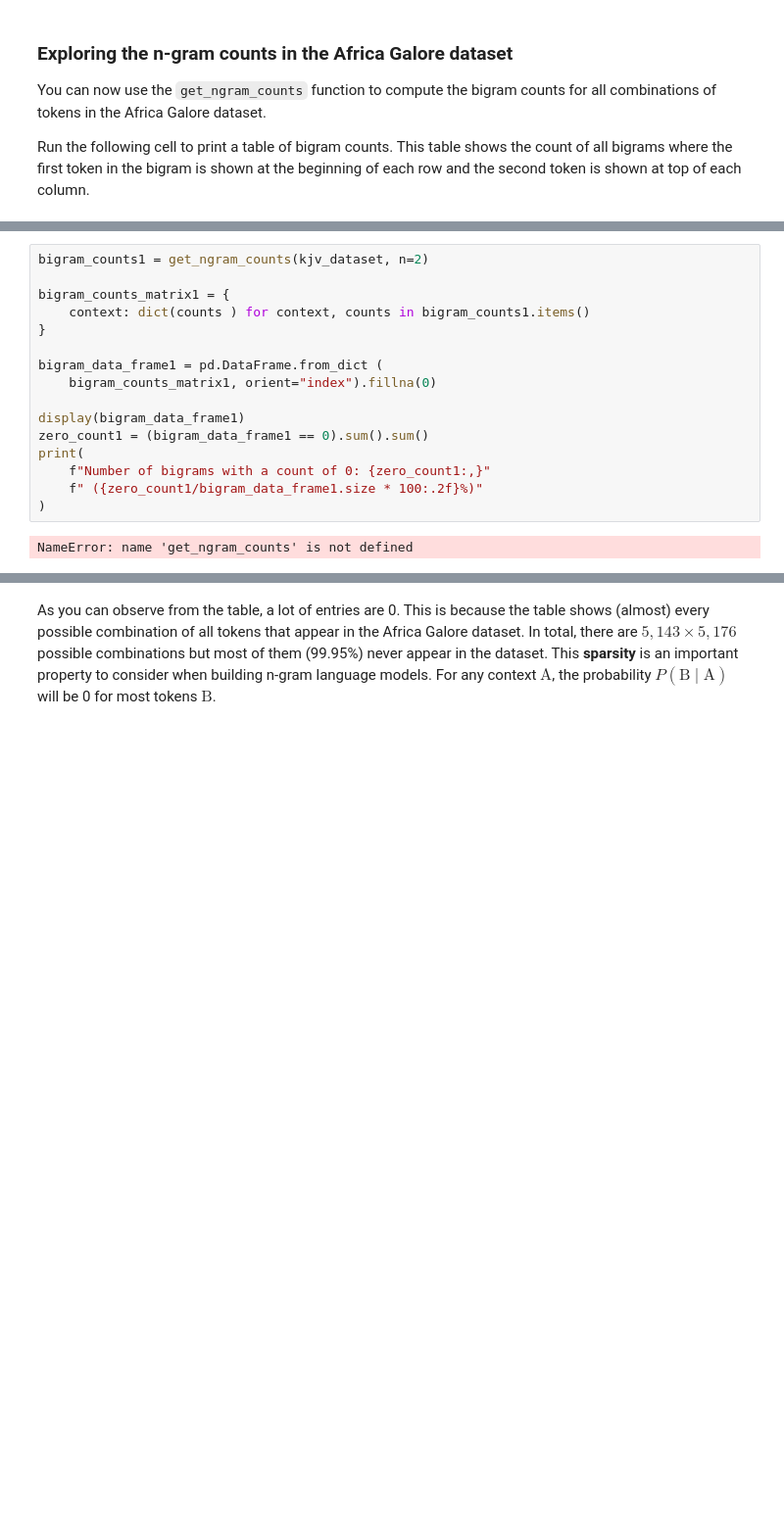
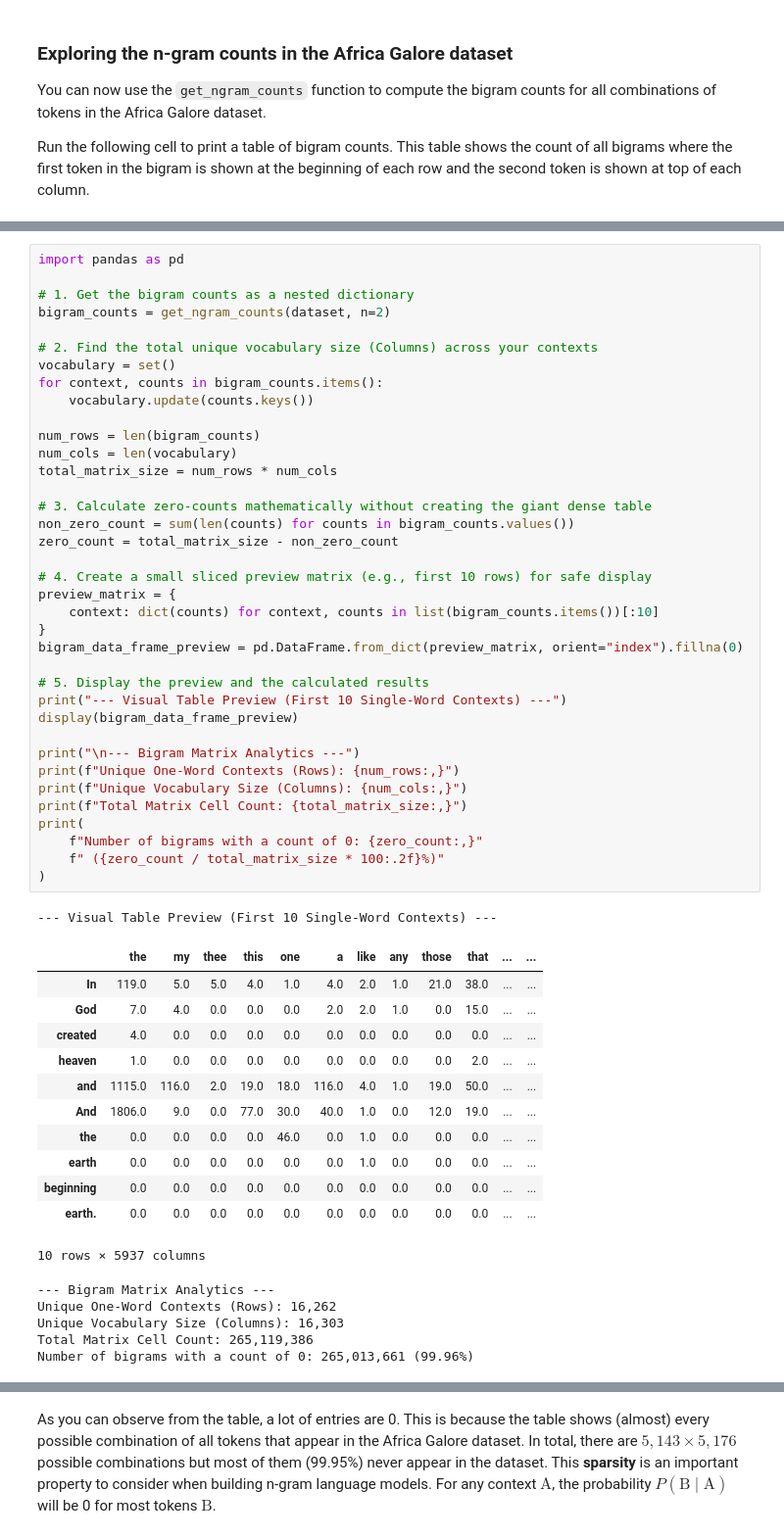
Before and after one commit to r-karra/learn-quantum-AI, a Jupyter notebook: gdm-lab-1-2-experiment-with-n-gram-models.ipynb, the cells around one changed output, grey strips where cells are left out. Shown at 98% size. Drawn from its saved outputs; the diff is of its cells as text; blank space fills up the shorter version.

```diff
--- a/gdm-lab-1-2-experiment-with-n-gram-models.ipynb
+++ b/gdm-lab-1-2-experiment-with-n-gram-models.ipynb
@@ -650,18 +663,56 @@ Number of bigrams with a count of 0: 391,586,876 (99.97%)
-# %%
-bigram_counts1 = get_ngram_counts(kjv_dataset, n=2)
-
-bigram_counts_matrix1 = {
-    context: dict(counts ) for context, counts in bigram_counts1.items()
-}
-
-bigram_data_frame1 = pd.DataFrame.from_dict (
-    bigram_counts_matrix1, orient="index").fillna(0)
-
-display(bigram_data_frame1)
-zero_count1 = (bigram_data_frame1 == 0).sum().sum()
-print(
-    f"Number of bigrams with a count of 0: {zero_count1:,}"
-    f" ({zero_count1/bigram_data_frame1.size * 100:.2f}%)"
-)
-# %% [output]
-NameError: name 'get_ngram_counts' is not defined
+# %%
+import pandas as pd
+
+# 1. Get the bigram counts as a nested dictionary
+bigram_counts = get_ngram_counts(dataset, n=2)
+
+# 2. Find the total unique vocabulary size (Columns) across your contexts
+vocabulary = set()
+for context, counts in bigram_counts.items():
+    vocabulary.update(counts.keys())
+
+num_rows = len(bigram_counts)
+num_cols = len(vocabulary)
+total_matrix_size = num_rows * num_cols
+
+# 3. Calculate zero-counts mathematically without creating the giant dense table
+non_zero_count = sum(len(counts) for counts in bigram_counts.values())
+zero_count = total_matrix_size - non_zero_count
+
+# 4. Create a small sliced preview matrix (e.g., first 10 rows) for safe display
+preview_matrix = {
+    context: dict(counts) for context, counts in list(bigram_counts.items())[:10]
+}
+bigram_data_frame_preview = pd.DataFrame.from_dict(preview_matrix, orient="index").fillna(0)
+
+# 5. Display the preview and the calculated results
+print("--- Visual Table Preview (First 10 Single-Word Contexts) ---")
+display(bigram_data_frame_preview)
+
+print("\n--- Bigram Matrix Analytics ---")
+print(f"Unique One-Word Contexts (Rows): {num_rows:,}")
+print(f"Unique Vocabulary Size (Columns): {num_cols:,}")
+print(f"Total Matrix Cell Count: {total_matrix_size:,}")
+print(
+    f"Number of bigrams with a count of 0: {zero_count:,}"
+    f" ({zero_count / total_matrix_size * 100:.2f}%)"
+)
+# %% [output]
+--- Visual Table Preview (First 10 Single-Word Contexts) ---
+|  | the | my | thee | this | one | a | like | any | those | that | ... | ... |
+| In | 119.0 | 5.0 | 5.0 | 4.0 | 1.0 | 4.0 | 2.0 | 1.0 | 21.0 | 38.0 | ... | ... |
+| God | 7.0 | 4.0 | 0.0 | 0.0 | 0.0 | 2.0 | 2.0 | 1.0 | 0.0 | 15.0 | ... | ... |
+| created | 4.0 | 0.0 | 0.0 | 0.0 | 0.0 | 0.0 | 0.0 | 0.0 | 0.0 | 0.0 | ... | ... |
+| heaven | 1.0 | 0.0 | 0.0 | 0.0 | 0.0 | 0.0 | 0.0 | 0.0 | 0.0 | 2.0 | ... | ... |
+| and | 1115.0 | 116.0 | 2.0 | 19.0 | 18.0 | 116.0 | 4.0 | 1.0 | 19.0 | 50.0 | ... | ... |
+| And | 1806.0 | 9.0 | 0.0 | 77.0 | 30.0 | 40.0 | 1.0 | 0.0 | 12.0 | 19.0 | ... | ... |
+| the | 0.0 | 0.0 | 0.0 | 0.0 | 46.0 | 0.0 | 1.0 | 0.0 | 0.0 | 0.0 | ... | ... |
+| earth | 0.0 | 0.0 | 0.0 | 0.0 | 0.0 | 0.0 | 1.0 | 0.0 | 0.0 | 0.0 | ... | ... |
+| beginning | 0.0 | 0.0 | 0.0 | 0.0 | 0.0 | 0.0 | 0.0 | 0.0 | 0.0 | 0.0 | ... | ... |
+| earth. | 0.0 | 0.0 | 0.0 | 0.0 | 0.0 | 0.0 | 0.0 | 0.0 | 0.0 | 0.0 | ... | ... |
+10 rows × 5937 columns
+--- Bigram Matrix Analytics ---
+Unique One-Word Contexts (Rows): 16,262
+Unique Vocabulary Size (Columns): 16,303
+Total Matrix Cell Count: 265,119,386
+Number of bigrams with a count of 0: 265,013,661 (99.96%)
```
Also changed, not shown: parts of 36 cells of this notebook.
